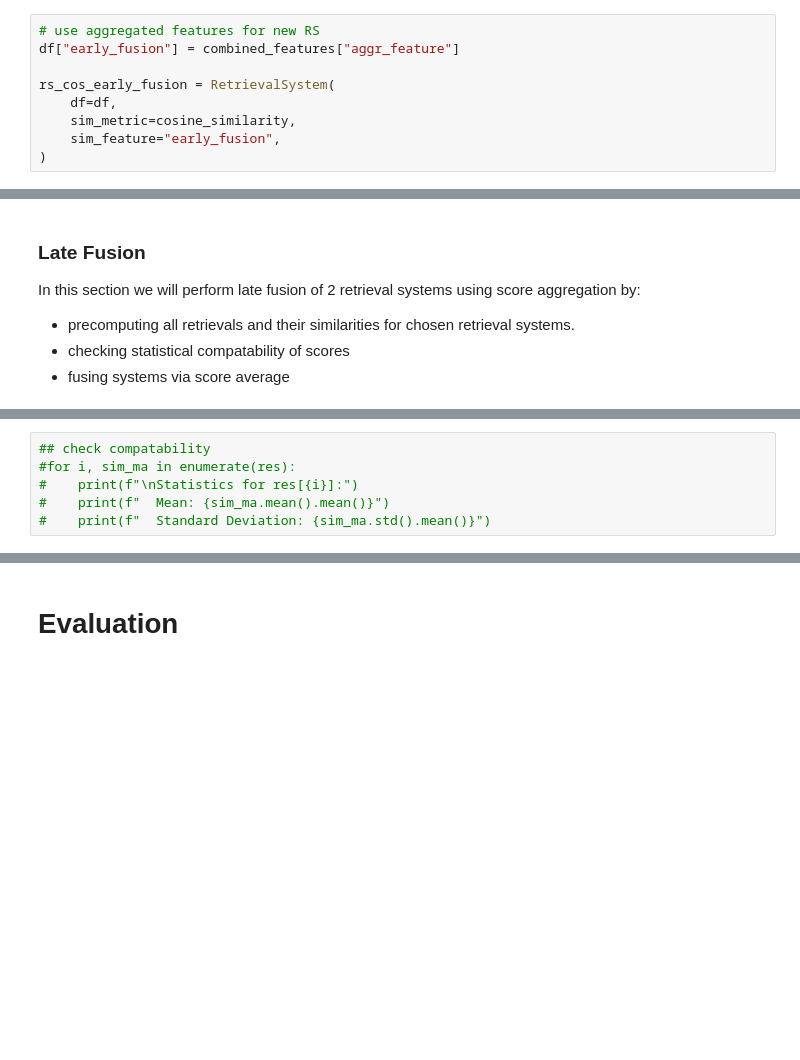
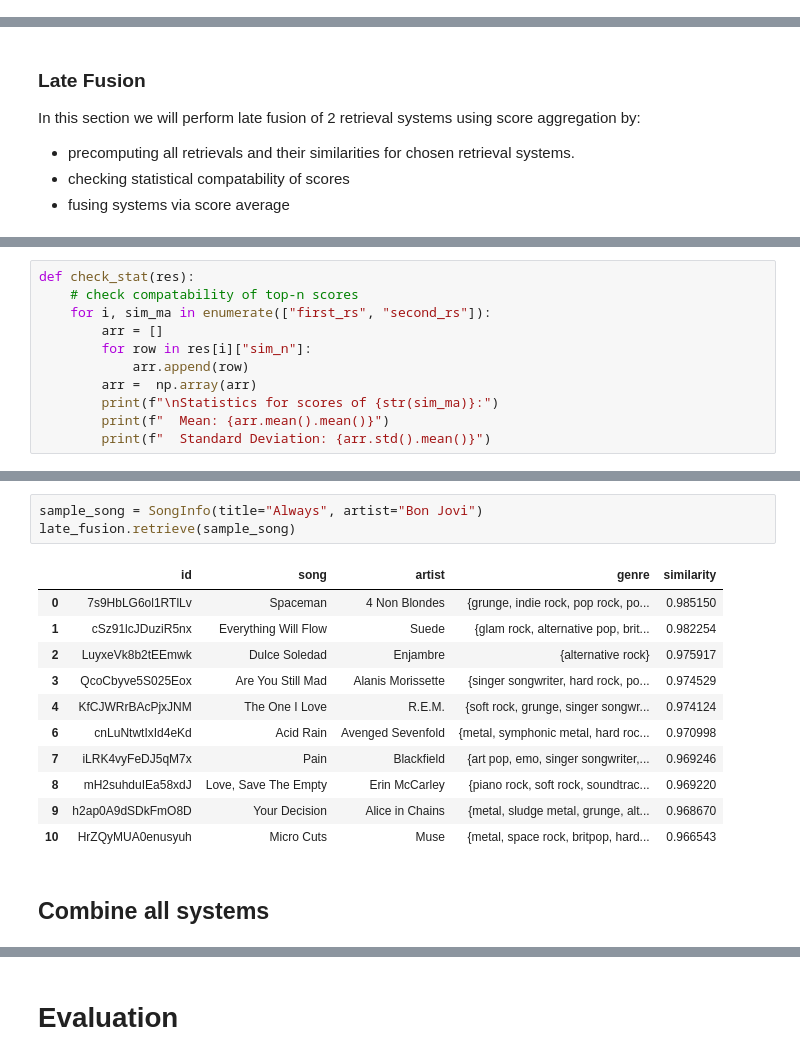
Before and after one commit to KaindlJulian/mmsr, a Jupyter notebook: task3/task_3.ipynb, the cells around one changed output, grey strips where cells are left out. Drawn from its saved outputs; the diff is of its cells as text; blank space fills up the shorter version.

```diff
--- a/task3/task_3.ipynb
+++ b/task3/task_3.ipynb
@@ -196,9 +187,0 @@ Name: aggr_feature, Length: 10094, dtype: object
-# %%
-# use aggregated features for new RS
-df["early_fusion"] = combined_features["aggr_feature"]
-
-rs_cos_early_fusion = RetrievalSystem(
-    df=df,
-    sim_metric=cosine_similarity,
-    sim_feature="early_fusion",
-)
@@ -242,6 +246,11 @@ In this section we will perform late fusion of 2 retrieval systems using score a
 # %%
-## check compatability
-#for i, sim_ma in enumerate(res):
-#    print(f"\nStatistics for res[{i}]:")
-#    print(f"  Mean: {sim_ma.mean().mean()}")
-#    print(f"  Standard Deviation: {sim_ma.std().mean()}")
+def check_stat(res):
+    # check compatability of top-n scores
+    for i, sim_ma in enumerate(["first_rs", "second_rs"]):
+        arr = []
+        for row in res[i]["sim_n"]:
+            arr.append(row)
+        arr =  np.array(arr)
+        print(f"\nStatistics for scores of {str(sim_ma)}:")
+        print(f"  Mean: {arr.mean().mean()}")
+        print(f"  Standard Deviation: {arr.std().mean()}")
@@ -247,0 +338,17 @@ In this section we will perform late fusion of 2 retrieval systems using score a
+# %%
+sample_song = SongInfo(title="Always", artist="Bon Jovi")
+late_fusion.retrieve(sample_song)
+# %% [output]
+|  | id | song | artist | genre | similarity |
+| 0 | 7s9HbLG6ol1RTlLv | Spaceman | 4 Non Blondes | {grunge, indie rock, pop rock, po... | 0.985150 |
+| 1 | cSz91lcJDuziR5nx | Everything Will Flow | Suede | {glam rock, alternative pop, brit... | 0.982254 |
+| 2 | LuyxeVk8b2tEEmwk | Dulce Soledad | Enjambre | {alternative rock} | 0.975917 |
+| 3 | QcoCbyve5S025Eox | Are You Still Mad | Alanis Morissette | {singer songwriter, hard rock, po... | 0.974529 |
+| 4 | KfCJWRrBAcPjxJNM | The One I Love | R.E.M. | {soft rock, grunge, singer songwr... | 0.974124 |
+| 6 | cnLuNtwtIxId4eKd | Acid Rain | Avenged Sevenfold | {metal, symphonic metal, hard roc... | 0.970998 |
+| 7 | iLRK4vyFeDJ5qM7x | Pain | Blackfield | {art pop, emo, singer songwriter,... | 0.969246 |
+| 8 | mH2suhduIEa58xdJ | Love, Save The Empty | Erin McCarley | {piano rock, soft rock, soundtrac... | 0.969220 |
+| 9 | h2ap0A9dSDkFmO8D | Your Decision | Alice in Chains | {metal, sludge metal, grunge, alt... | 0.968670 |
+| 10 | HrZQyMUA0enusyuh | Micro Cuts | Muse | {metal, space rock, britpop, hard... | 0.966543 |
+# %% [markdown]
+## Combine all systems
```
Also changed, not shown: parts of 14 cells of this notebook.
